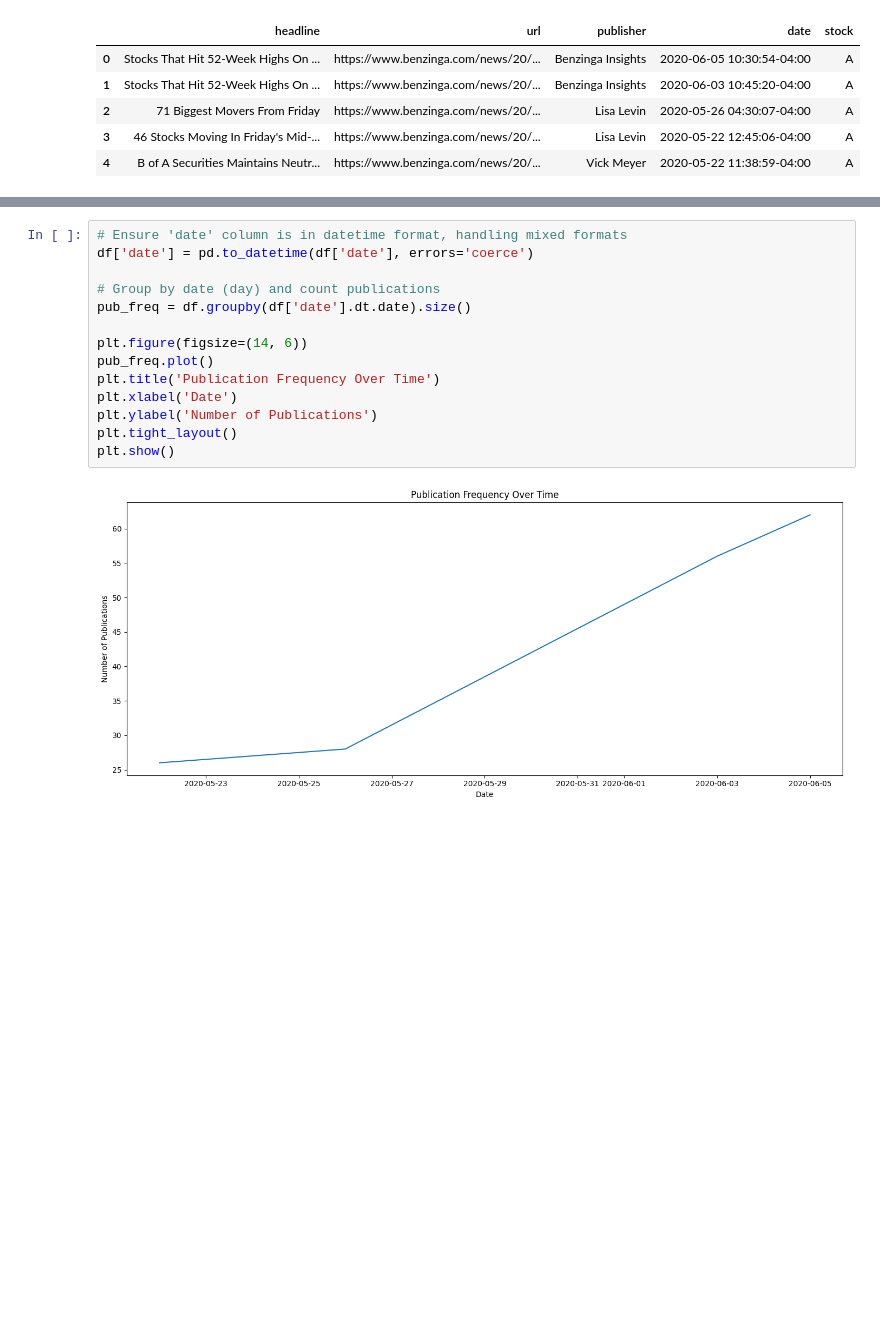
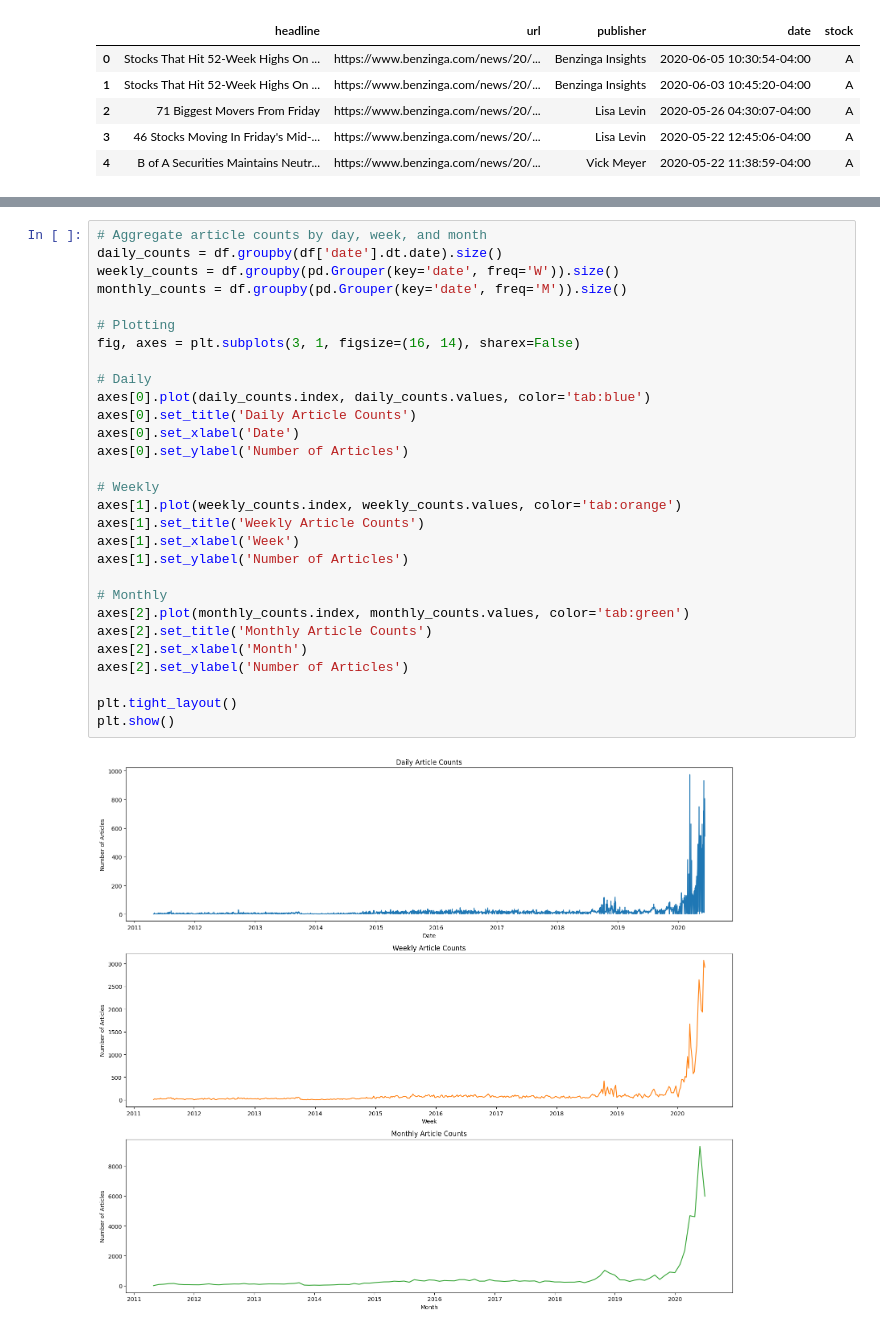
Before and after one commit to OliyadTeshome/News_Sentiment_Driven_Price_Prediction, a Jupyter notebook: notebooks/time_series_analysis.ipynb, the cells around one changed output, grey strips where cells are left out. Cells and saved outputs as stored; diff of their text form; blank space fills up the shorter version.

```diff
--- a/notebooks/time_series_analysis.ipynb
+++ b/notebooks/time_series_analysis.ipynb
@@ -30,19 +30,34 @@ df.head()
-# %%
-# Ensure 'date' column is in datetime format, handling mixed formats
-df['date'] = pd.to_datetime(df['date'], errors='coerce')
-
-# Group by date (day) and count publications
-pub_freq = df.groupby(df['date'].dt.date).size()
-
-plt.figure(figsize=(14, 6))
-pub_freq.plot()
-plt.title('Publication Frequency Over Time')
-plt.xlabel('Date')
-plt.ylabel('Number of Publications')
-plt.tight_layout()
-plt.show()
-# %% [output]
-[figure, removed]
+# %%
+# Aggregate article counts by day, week, and month
+daily_counts = df.groupby(df['date'].dt.date).size()
+weekly_counts = df.groupby(pd.Grouper(key='date', freq='W')).size()
+monthly_counts = df.groupby(pd.Grouper(key='date', freq='M')).size()
+
+# Plotting
+fig, axes = plt.subplots(3, 1, figsize=(16, 14), sharex=False)
+
+# Daily
+axes[0].plot(daily_counts.index, daily_counts.values, color='tab:blue')
+axes[0].set_title('Daily Article Counts')
+axes[0].set_xlabel('Date')
+axes[0].set_ylabel('Number of Articles')
+
+# Weekly
+axes[1].plot(weekly_counts.index, weekly_counts.values, color='tab:orange')
+axes[1].set_title('Weekly Article Counts')
+axes[1].set_xlabel('Week')
+axes[1].set_ylabel('Number of Articles')
+
+# Monthly
+axes[2].plot(monthly_counts.index, monthly_counts.values, color='tab:green')
+axes[2].set_title('Monthly Article Counts')
+axes[2].set_xlabel('Month')
+axes[2].set_ylabel('Number of Articles')
+
+plt.tight_layout()
+plt.show()
+# %% [output]
+[figure, added]
 # %% [markdown]
 ### **Summary: Publication Frequency Over Time**
 
```
Also changed, not shown: parts of 5 cells of this notebook.
